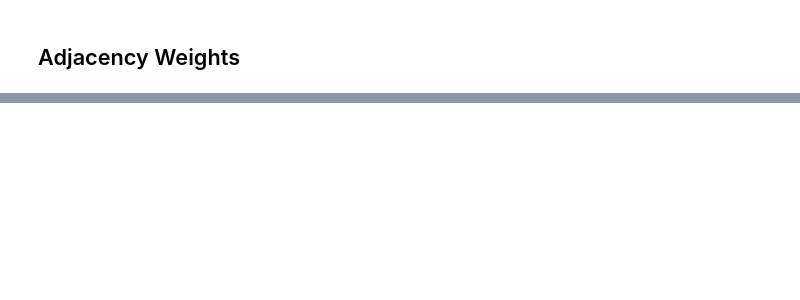
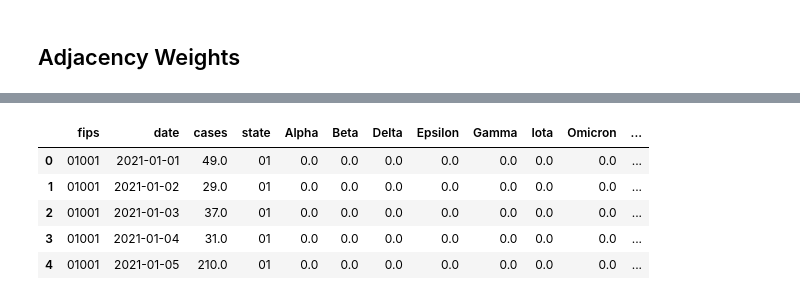
Before and after one commit to roomtempfusion/STAT-461-Group-Project, a Jupyter notebook: data processing/county_level_data_processor.ipynb, the cells around one changed output, grey strips where cells are left out. Saved outputs shown, nothing was run; the diff lists cells and outputs as text; code cells hidden in the pictures; blank space fills up the shorter version.

Commit message:
County level cases

```diff
--- a/data processing/county_level_data_processor.ipynb
+++ b/data processing/county_level_data_processor.ipynb
@@ -954,0 +450,17 @@ fully_combined_rolling.to_csv('../processed data/state_level/rolled_covariates_s
+# %%
+cases['fips'] = cases.geoid.apply(lambda x: x[4:])
+cases.head()
+# %%
+daily_cases = (
+    cases
+    .groupby('fips')
+    .apply(lambda g: g.reindex(pd.date_range('2021-01-01', '2022-12-31')))   # force same daily index
+)
+daily_cases.index = daily_cases.index.set_names(['fips', 'date'])
+daily_cases = daily_cases.fillna(0).drop(['fips', 'geoid', 'county', 'state', 'cases_avg', 'cases_avg_per_100k', 'deaths', 'deaths_avg', 'deaths_avg_per_100k'], axis=1)
+
+daily_cases = daily_cases.reset_index()
+# %%
+daily_cases['state'] = daily_cases.fips.apply(lambda x: x[:2])
+# %%
+daily_cases = daily_cases[~daily_cases.state.isin(['02', '14', '15', '72', '07', '03', '43', '52', '78', '72', '69', '66', '60'])]
@@ -954,0 +476,10 @@ fully_combined_rolling.to_csv('../processed data/state_level/rolled_covariates_s
+# %%
+cases_prev = daily_cases.merge(prev_interp_comb, left_on=['state', 'date'], right_on=['location', 'date'], how='inner')
+cases_prev.head()
+# %% [output]
+|  | fips | date | cases | state | Alpha | Beta | Delta | Epsilon | Gamma | Iota | Omicron | ... |
+| 0 | 01001 | 2021-01-01 | 49.0 | 01 | 0.0 | 0.0 | 0.0 | 0.0 | 0.0 | 0.0 | 0.0 | ... |
+| 1 | 01001 | 2021-01-02 | 29.0 | 01 | 0.0 | 0.0 | 0.0 | 0.0 | 0.0 | 0.0 | 0.0 | ... |
+| 2 | 01001 | 2021-01-03 | 37.0 | 01 | 0.0 | 0.0 | 0.0 | 0.0 | 0.0 | 0.0 | 0.0 | ... |
+| 3 | 01001 | 2021-01-04 | 31.0 | 01 | 0.0 | 0.0 | 0.0 | 0.0 | 0.0 | 0.0 | 0.0 | ... |
+| 4 | 01001 | 2021-01-05 | 210.0 | 01 | 0.0 | 0.0 | 0.0 | 0.0 | 0.0 | 0.0 | 0.0 | ... |
```
Also changed, not shown: parts of 90 cells of this notebook, 2 other files.
